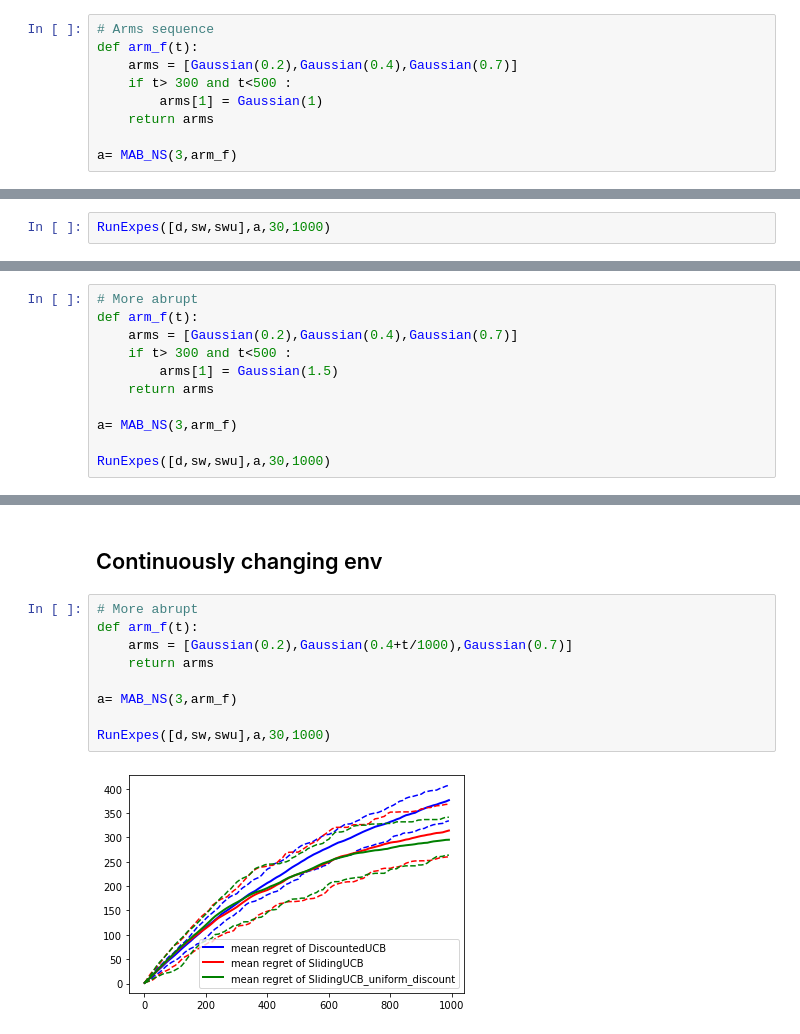
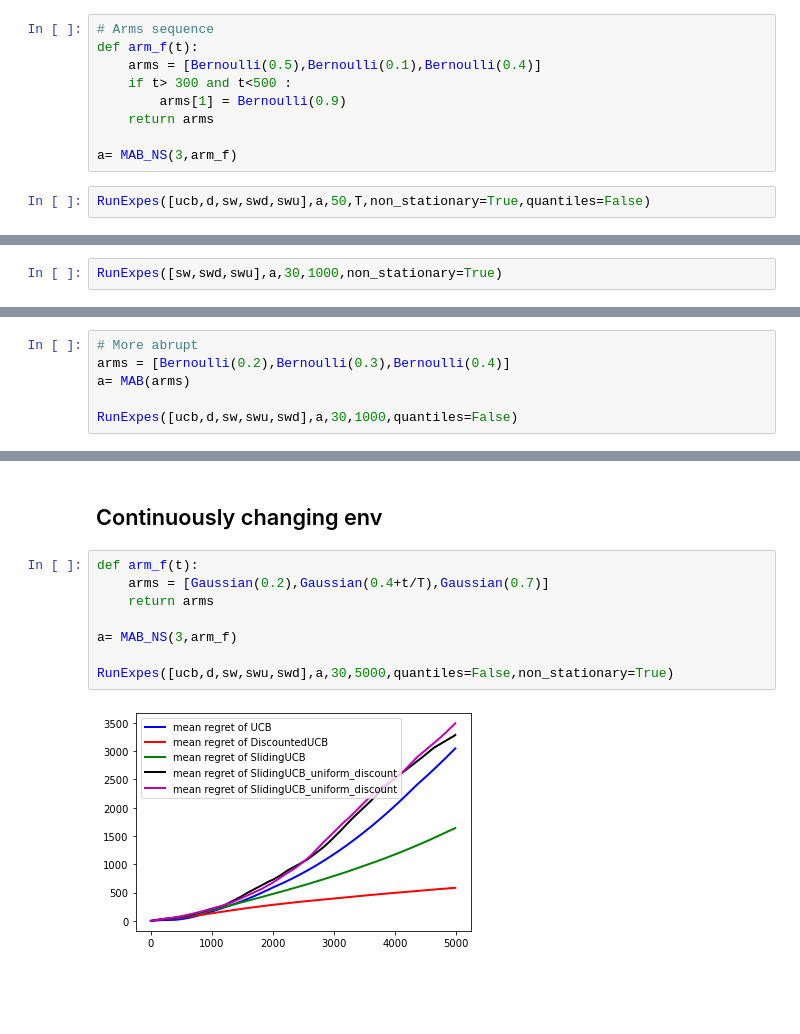
Before and after one commit to MaxenceGiraud/ucb-nonstationary, a Jupyter notebook: experiments.ipynb, the cells around one changed output, grey strips where cells are left out. Cells and saved outputs as stored; diff of their text form; blank space fills up the shorter version.

```diff
--- a/experiments.ipynb
+++ b/experiments.ipynb
@@ -11,9 +26,11 @@ swu = nsucb.SlidingUCB_uniform_discount(3,100,1,1)
 # %%
 # Arms sequence
 def arm_f(t):
-    arms = [Gaussian(0.2),Gaussian(0.4),Gaussian(0.7)]
+    arms = [Bernoulli(0.5),Bernoulli(0.1),Bernoulli(0.4)]
     if t> 300 and t<500 :
-        arms[1] = Gaussian(1)
+        arms[1] = Bernoulli(0.9)
     return arms
 
 a= MAB_NS(3,arm_f)
+# %%
+RunExpes([ucb,d,sw,swd,swu],a,50,T,non_stationary=True,quantiles=False)
@@ -20,2 +39,2 @@ a= MAB_NS(3,arm_f)
 # %%
-RunExpes([d,sw,swu],a,30,1000)
+RunExpes([sw,swd,swu],a,30,1000,non_stationary=True)
@@ -24,12 +43,7 @@ RunExpes([d,sw,swu],a,30,1000)
 # %%
 # More abrupt
-def arm_f(t):
-    arms = [Gaussian(0.2),Gaussian(0.4),Gaussian(0.7)]
-    if t> 300 and t<500 :
-        arms[1] = Gaussian(1.5)
-    return arms
+arms = [Bernoulli(0.2),Bernoulli(0.3),Bernoulli(0.4)]
+a= MAB(arms)
 
-a= MAB_NS(3,arm_f)
-
-RunExpes([d,sw,swu],a,30,1000)
+RunExpes([ucb,d,sw,swu,swd],a,30,1000,quantiles=False)
 # %% [output]
@@ -37,13 +51,12 @@ RunExpes([d,sw,swu],a,30,1000)
 # %% [markdown]
 ## Continuously changing env
 # %%
-# More abrupt
 def arm_f(t):
-    arms = [Gaussian(0.2),Gaussian(0.4+t/1000),Gaussian(0.7)]
+    arms = [Gaussian(0.2),Gaussian(0.4+t/T),Gaussian(0.7)]
     return arms
 
 a= MAB_NS(3,arm_f)
 
-RunExpes([d,sw,swu],a,30,1000)
+RunExpes([ucb,d,sw,swu,swd],a,30,5000,quantiles=False,non_stationary=True)
 # %% [output]
-[figure, old version]
+[figure, new version]
```
Also changed, not shown: parts of 6 cells of this notebook.
